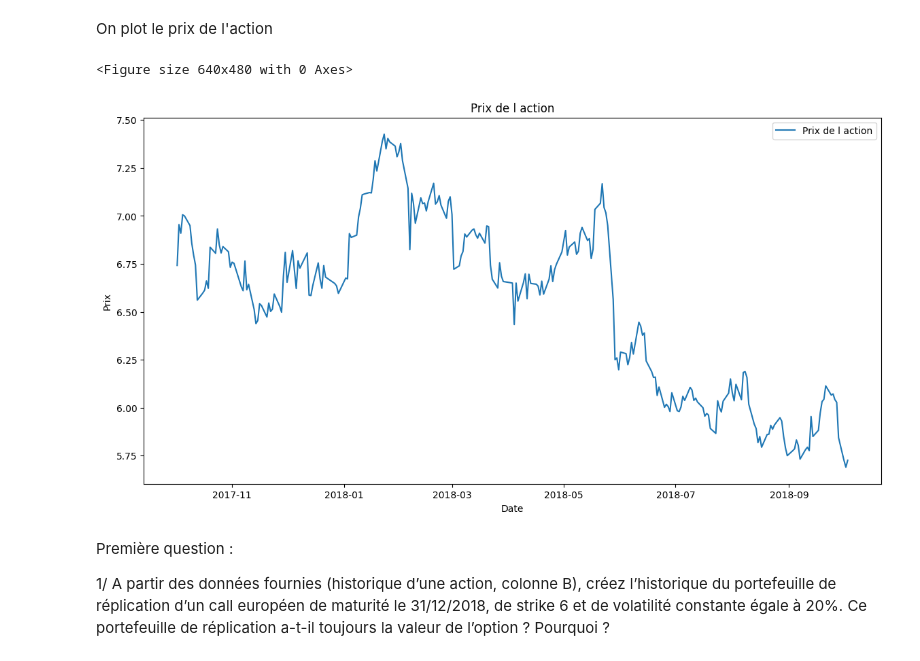
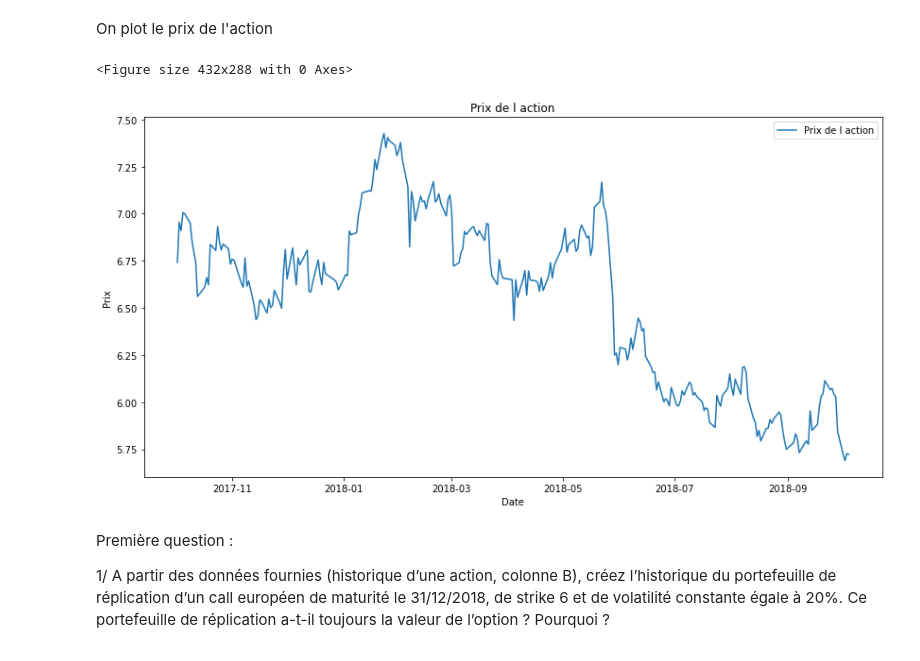
Before and after one commit to theomdvn/Calibration, a Jupyter notebook: TD3_pl.ipynb, the cells around one changed output. Cells and saved outputs as stored; diff of their text form; code cells hidden in the pictures.

```diff
--- a/TD3_pl.ipynb
+++ b/TD3_pl.ipynb
@@ -37,5 +37,6 @@ dévoilé.
 # %% [markdown]
 On charge les données
 # %%
-data = pd.read_excel("D:\VSCodeWrokSpace\Calibration\Données TD3.xlsx")
+data = pd.read_excel("Données TD3.xlsx")
 data['Date'] = pd.to_datetime(data['Date'])
+data
@@ -44,15 +59,15 @@ On plot le prix de l'action
 # %%
 plt.figure()
 plt.figure(figsize=(14, 7))
-plt.plot(data['Date'],data['Prix action'], label='Prix de l action')
+plt.plot(data['Date'].values,data['Prix action'].values, label='Prix de l action')
 plt.title('Prix de l action')
 plt.xlabel('Date')
 plt.ylabel('Prix')
 plt.legend()
 plt.show()
 # %% [output]
-<Figure size 640x480 with 0 Axes>
+<Figure size 432x288 with 0 Axes>
-[figure, old version]
+[figure, new version]
 # %% [markdown]
 Première question :
 
```
Also changed, not shown: parts of 6 cells of this notebook, 4 other files.
